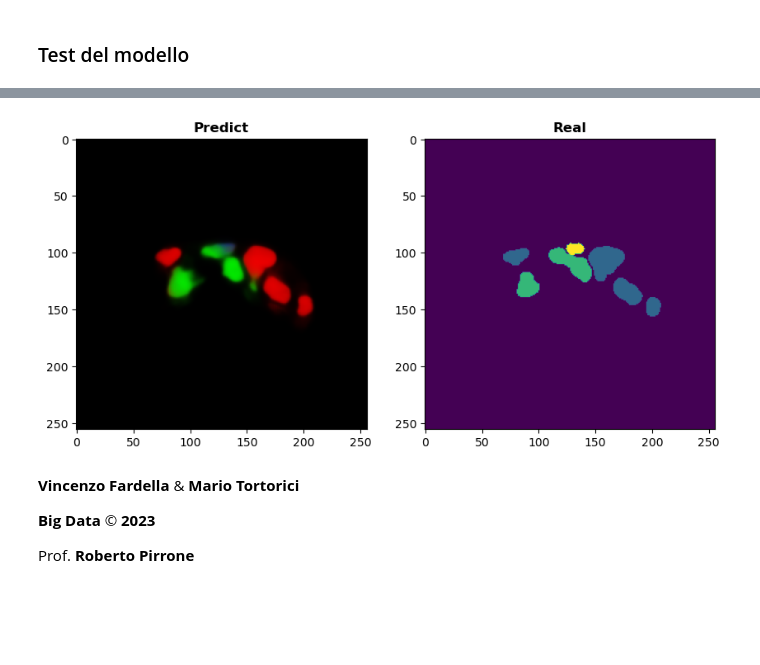
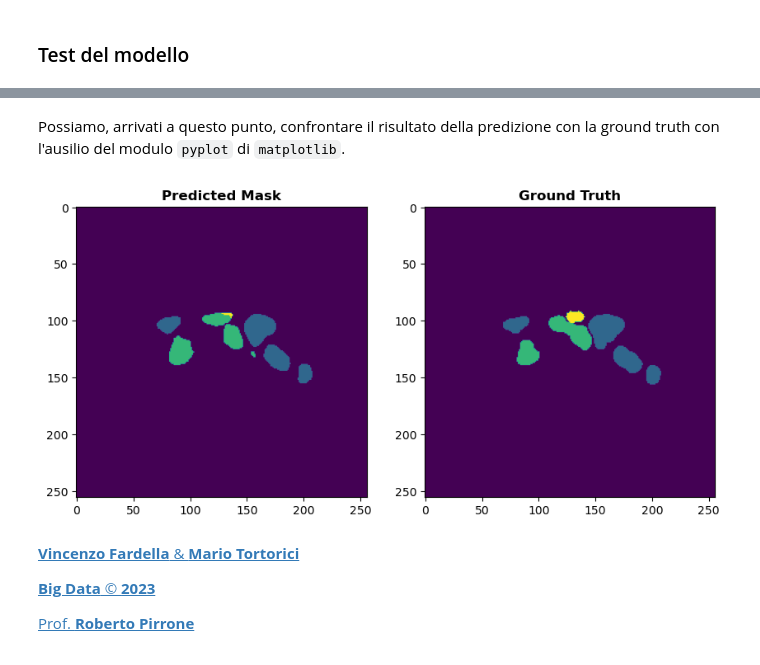
Before and after one commit to justdoit1897/BD-Image-Segmentation-Project, a Jupyter notebook: notebooks/approccio_2D.ipynb, the cells around one changed output, grey strips where cells are left out. Cells and saved outputs as stored; diff of their text form; code cells hidden in the pictures; blank space fills up the shorter version.

```diff
--- a/notebooks/approccio_2D.ipynb
+++ b/notebooks/approccio_2D.ipynb
@@ -857,22 +835,21 @@ plt.show()
+# %%
+predicted_classes = np.argmax(mask_predict, axis=-1)
+# %% [markdown]
+Possiamo, arrivati a questo punto, confrontare il risultato della predizione con la ground truth con l'ausilio del modulo `pyplot` di `matplotlib`.
 # %%
-maschera_ricomposta = np.zeros((256, 256, 3))
-label = cv.imread(f'{label_test_set}20.png', cv.IMREAD_GRAYSCALE)
-
-maschera_ricomposta[:,:,0] = class_1
-maschera_ricomposta[:,:,1] = class_2
-maschera_ricomposta[:,:,2] = class_3
+ground_truth = cv.imread(f'{mask_test_set}20.png', cv.IMREAD_GRAYSCALE)
 
 fig, axs = plt.subplots(1, 2, figsize=(10, 10))
 
-axs[0].imshow(maschera_ricomposta)
-axs[0].set_title('Predict', fontweight='bold')
+axs[0].imshow(predicted_classes)
+axs[0].set_title('Predicted Mask', fontweight='bold')
 
-axs[1].imshow(label)
-axs[1].set_title('Real', fontweight='bold')
+axs[1].imshow(ground_truth)
+axs[1].set_title('Ground Truth', fontweight='bold')
 
 plt.show()
 # %% [output]
-[figure, old version]
+[figure, new version]
 # %% [markdown]
 <style>
   footer {
@@ -904,9 +881,10 @@ plt.show()
     text-align: right;
   }
 </style>
-
-<footer>
-  <p class="team"><strong>Vincenzo Fardella</strong> & <strong>Mario Tortorici</strong></p>
-  <p class="subject"><strong>Big Data</strong> &copy; <strong>2023</strong></p>
-  <p class="professor">Prof. <strong>Roberto Pirrone</strong></p>
-</footer>
+<a href="#inizio">
+  <footer>
+    <p class="team"><strong>Vincenzo Fardella</strong> & <strong>Mario Tortorici</strong></p>
+    <p class="subject"><strong>Big Data</strong> &copy; <strong>2023</strong></p>
+    <p class="professor">Prof. <strong>Roberto Pirrone</strong></p>
+  </footer>
+</a>
```
Also changed, not shown: parts of 19 cells of this notebook, 2 other files.
